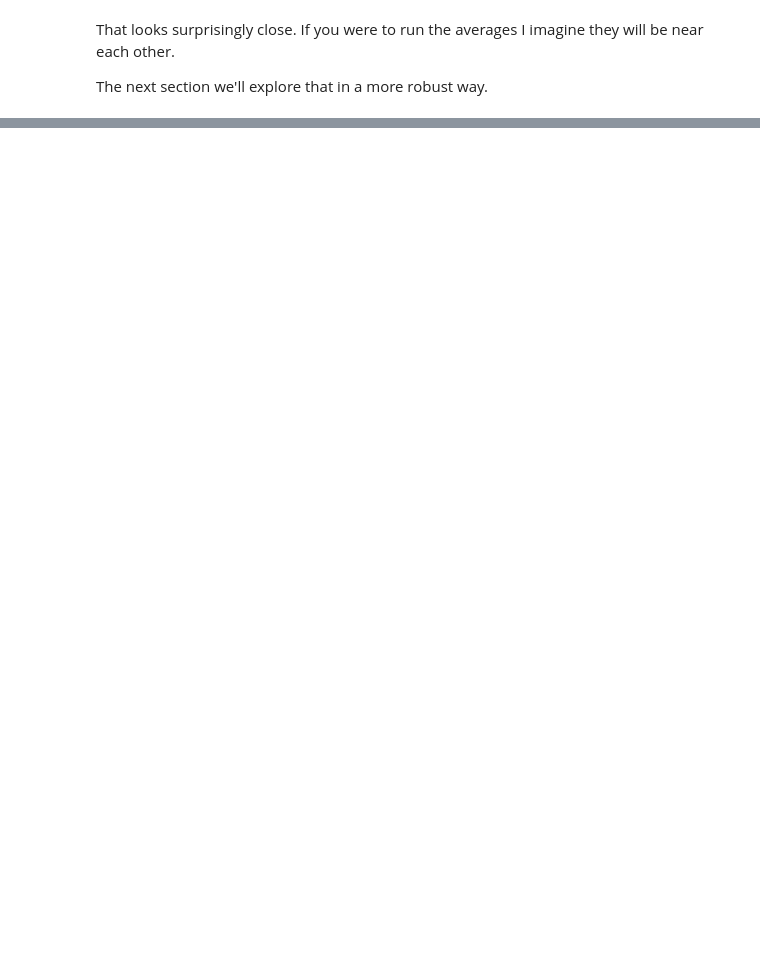
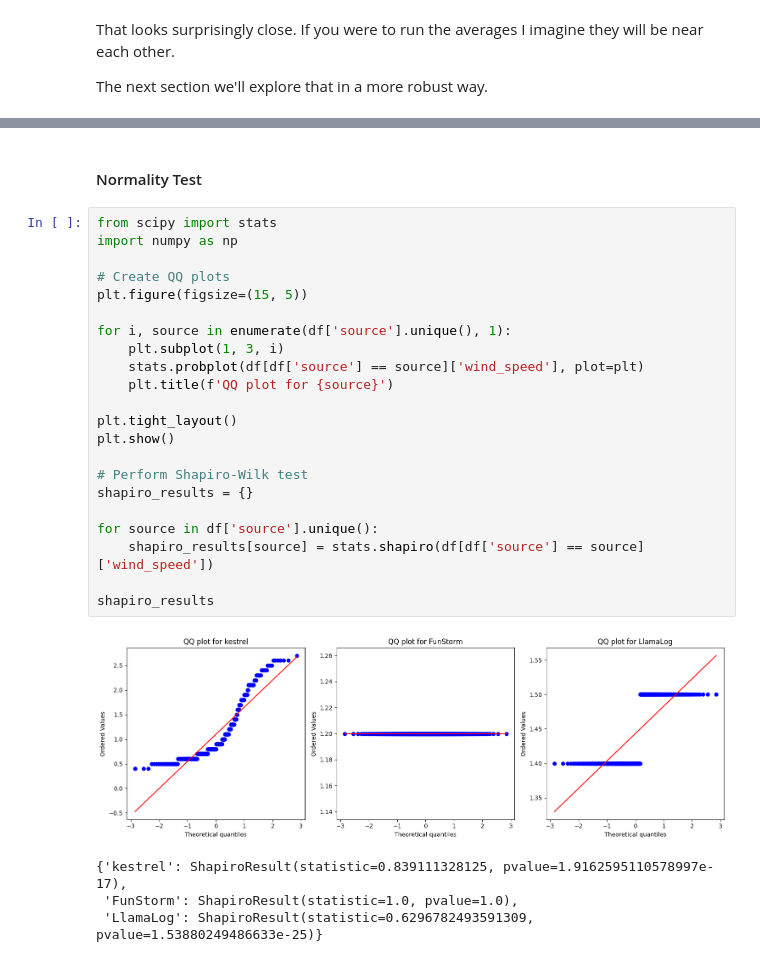
Before and after one commit to kylenessen/masters, a Jupyter notebook: wind_meter_validation/home_oscillating_simultanous.ipynb, the cells around one changed output, grey strips where cells are left out. Cells and saved outputs as stored; diff of their text form; blank space fills up the shorter version.

Commit message:
Finish 3 test

```diff
--- a/wind_meter_validation/home_oscillating_simultanous.ipynb
+++ b/wind_meter_validation/home_oscillating_simultanous.ipynb
@@ -202,0 +214,29 @@ The next section we'll explore that in a more robust way.
+# %% [markdown]
+#### Normality Test
+# %%
+from scipy import stats
+import numpy as np
+
+# Create QQ plots
+plt.figure(figsize=(15, 5))
+
+for i, source in enumerate(df['source'].unique(), 1):
+    plt.subplot(1, 3, i)
+    stats.probplot(df[df['source'] == source]['wind_speed'], plot=plt)
+    plt.title(f'QQ plot for {source}')
+
+plt.tight_layout()
+plt.show()
+
+# Perform Shapiro-Wilk test
+shapiro_results = {}
+
+for source in df['source'].unique():
+    shapiro_results[source] = stats.shapiro(df[df['source'] == source]['wind_speed'])
+
+shapiro_results
+# %% [output]
+[figure, added]
+{'kestrel': ShapiroResult(statistic=0.839111328125, pvalue=1.9162595110578997e-17),
+ 'FunStorm': ShapiroResult(statistic=1.0, pvalue=1.0),
+ 'LlamaLog': ShapiroResult(statistic=0.6296782493591309, pvalue=1.53880249486633e-25)}
```
Also changed, not shown: parts of 32 cells of this notebook.
